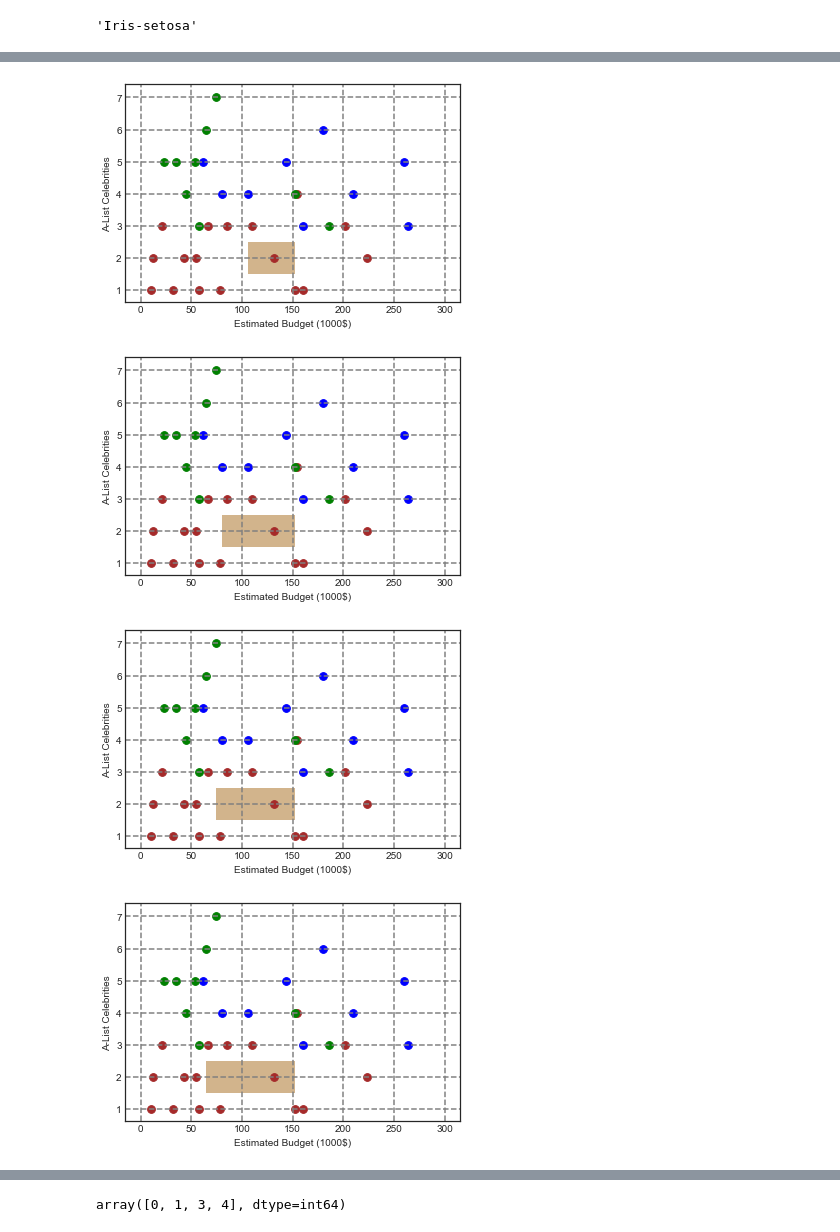
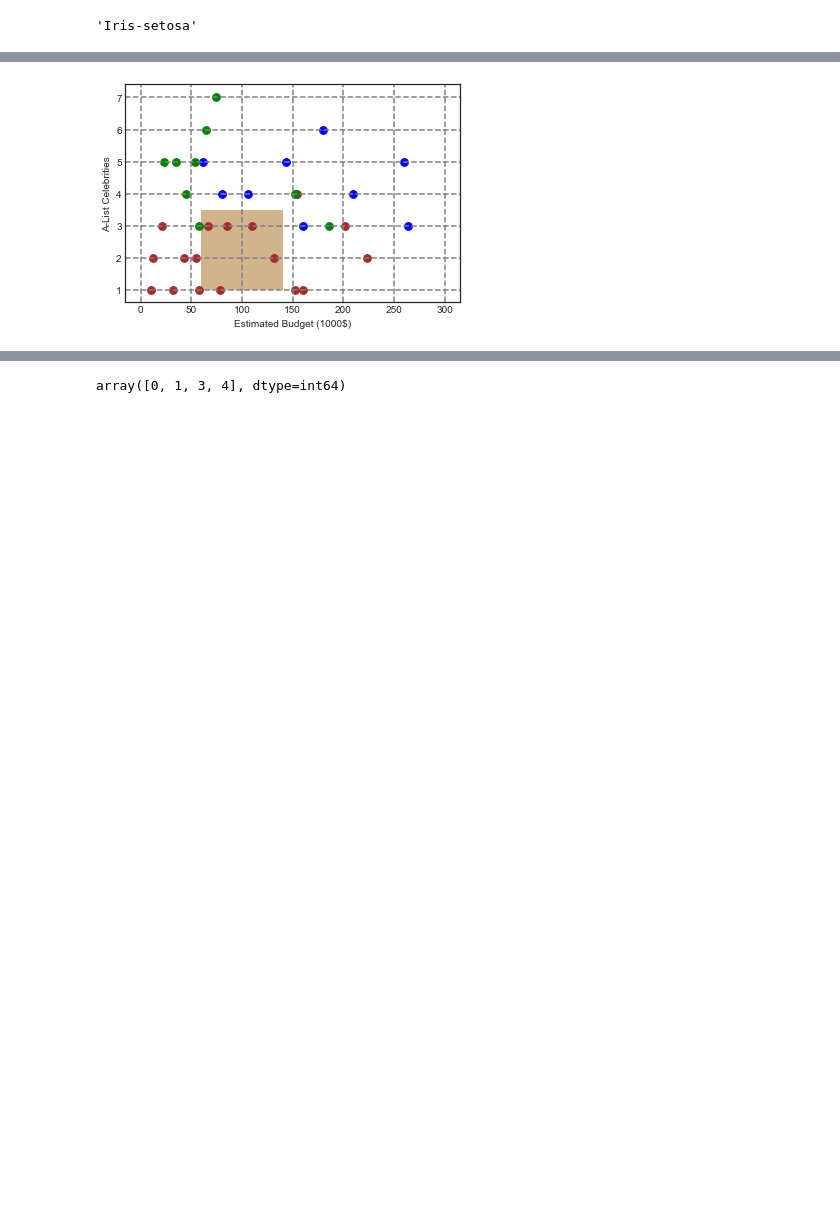
Before and after one commit to jirifilip/pyARC, a Jupyter notebook: notebooks/extensions/QCBA_benchmark.ipynb, the cells around one changed output, grey strips where cells are left out. Saved outputs shown, nothing was run; the diff lists cells and outputs as text; code cells hidden in the pictures; blank space fills up the shorter version.

```diff
--- a/notebooks/extensions/QCBA_benchmark.ipynb
+++ b/notebooks/extensions/QCBA_benchmark.ipynb
@@ -958,15 +744,16 @@ rule_extender = RuleExtender1(quant_dataset)
 # %%
 qrule_to_extend = quant_rules[0].copy()
 qrule_to_extend.antecedent = [
-    ("a-list-celebrities", Interval(1.5, 2.5, True, True)),
-    ("estimated-budget", Interval(120, 140, True, True))
+    ("a-list-celebrities", Interval(2.5, 3.5, True, True)),
+    ("estimated-budget", Interval(60, 140, True, True))
 ]
 
 
 
-qrules_extended = rule_extender.transform_greedy([qrule_to_extend])
+
+
+qrules_extended = rule_extender.transform_greedy([qrule_to_extend], skip_ahead=2)
+#qrules_extended = rule_extender_original.transform([qrule_to_extend])
+plotils.plot_quant_rules(qrules_extended)
 # %% [output]
-[figure, old version]
+[figure, new version]
-[figure, removed]
-[figure, removed]
-[figure, removed]
```
Also changed, not shown: parts of 7 cells of this notebook, 2 other files.
